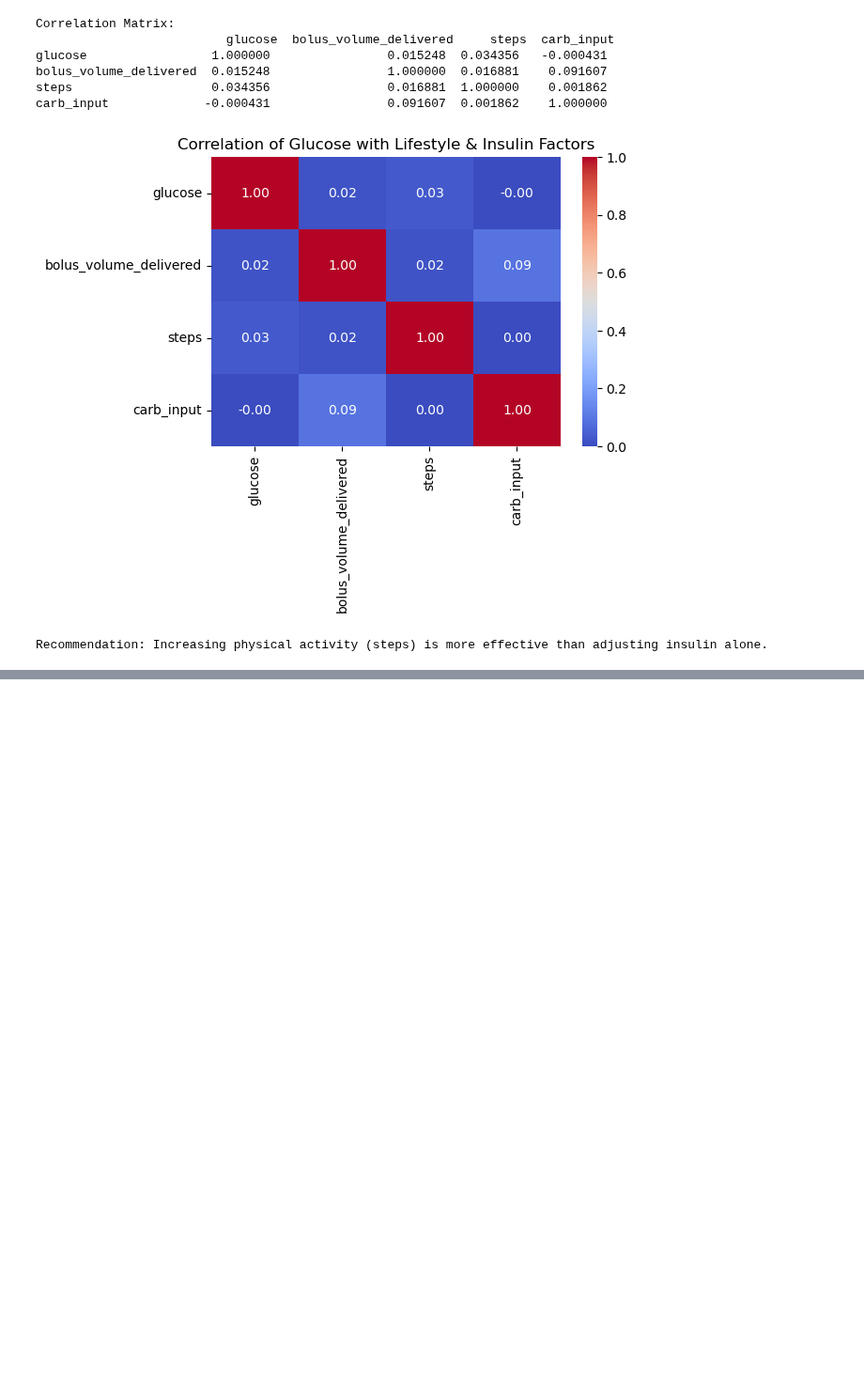
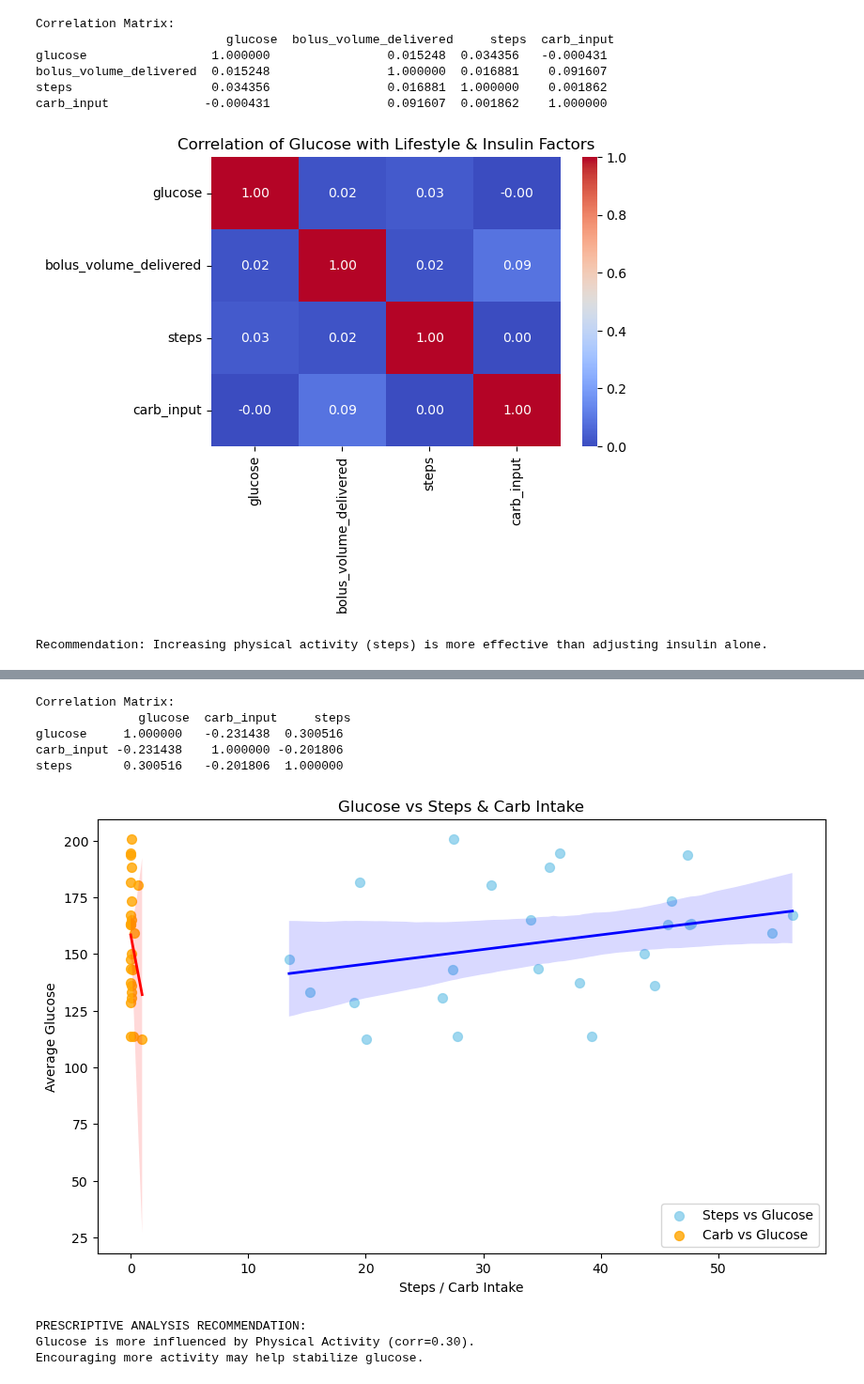
Before and after one commit to msdesh99/Python-Data-Analysis, a Jupyter notebook: Team11_PyQuester_Prescriptive_Analysis.ipynb, the cells around one changed output, grey strips where cells are left out. Shown at 94% size. Saved outputs shown, nothing was run; the diff lists cells and outputs as text; code cells hidden in the pictures; blank space fills up the shorter version.

```diff
--- a/Team11_PyQuester_Prescriptive_Analysis.ipynb
+++ b/Team11_PyQuester_Prescriptive_Analysis.ipynb
@@ -62,0 +129,69 @@ Recommendation: Increasing physical activity (steps) is more effective than adju
+# %%
+
+# Aggregate per patient
+combo_df = df.groupby("patient_id")[["glucose", "carb_input", "steps"]].mean().reset_index()
+
+# Compute correlations
+
+corr = combo_df[["glucose", "carb_input", "steps"]].corr()
+print("Correlation Matrix:\n", corr, "\n")
+
+carb_corr = corr.loc["glucose", "carb_input"]
+steps_corr = corr.loc["glucose", "steps"]
+
+
+# Combined scatter plot
+
+plt.figure(figsize=(10,6))
+
+# Steps vs Glucose
+sns.regplot(
+    x="steps",
+    y="glucose",
+    data=combo_df,
+    scatter_kws={"color": "skyblue", "s":50},
+    line_kws={"color": "blue", "linewidth":2},
+    label="Steps vs Glucose"
+)
+
+# Carb vs Glucose
+sns.regplot(
+    x="carb_input",
+    y="glucose",
+    data=combo_df,
+    scatter_kws={"color": "orange", "s":50},
+    line_kws={"color": "red", "linewidth":2},
+    label="Carb vs Glucose"
+)
+
+plt.title("Glucose vs Steps & Carb Intake")
+plt.xlabel("Steps / Carb Intake")
+plt.ylabel("Average Glucose")
+plt.legend()
+plt.show()
+
+
+# Prescriptive recommendation
+
+if abs(carb_corr) > abs(steps_corr):
+    print(f"PRESCRIPTIVE ANALYSIS RECOMMENDATION:\n"
+          f"Glucose is more influenced by Carbohydrate Intake (corr={carb_corr:.2f}).\n"
+          "Focus on dietary adjustments for better glucose control.")
+elif abs(steps_corr) > abs(carb_corr):
+    print(f"PRESCRIPTIVE ANALYSIS RECOMMENDATION:\n"
+          f"Glucose is more influenced by Physical Activity (corr={steps_corr:.2f}).\n"
+          "Encouraging more activity may help stabilize glucose.")
+else:
+    print("PRESCRIPTIVE ANALYSIS RECOMMENDATION:\n"
+          "Neither carb intake nor steps strongly explain glucose changes.\n"
+          "A combined approach of diet + activity + insulin may be needed.")
+# %% [output]
+Correlation Matrix:
+              glucose  carb_input     steps
+glucose     1.000000   -0.231438  0.300516
+carb_input -0.231438    1.000000 -0.201806
+steps       0.300516   -0.201806  1.000000
+[figure, added]
+PRESCRIPTIVE ANALYSIS RECOMMENDATION:
+Glucose is more influenced by Physical Activity (corr=0.30).
+Encouraging more activity may help stabilize glucose.
```
Also changed, not shown: parts of 11 cells of this notebook, 3 other files.
